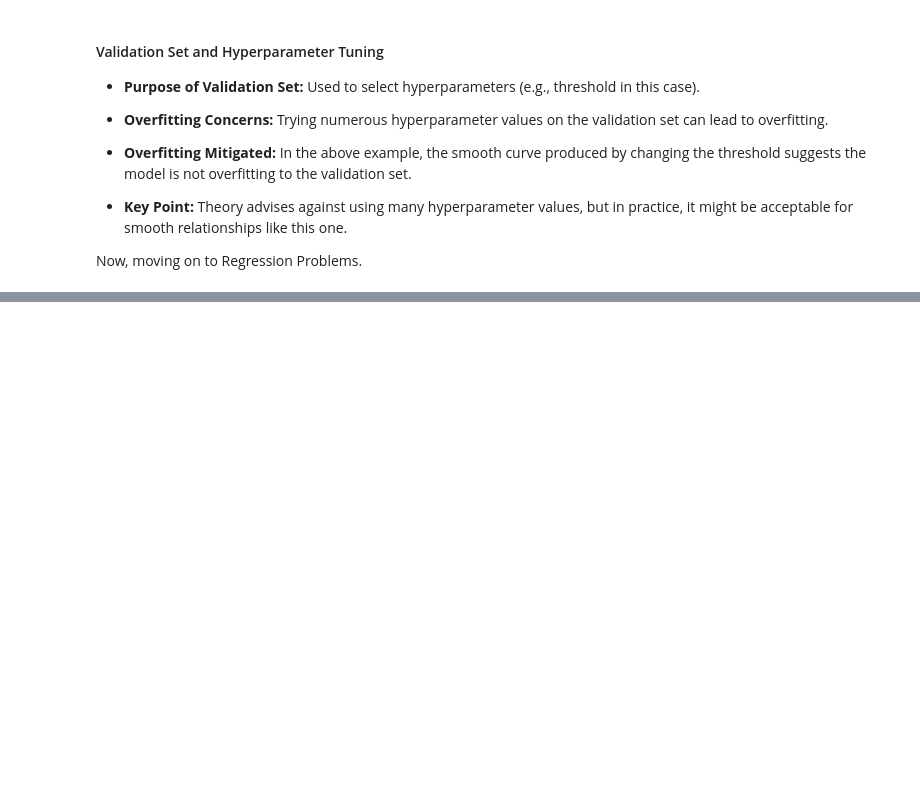
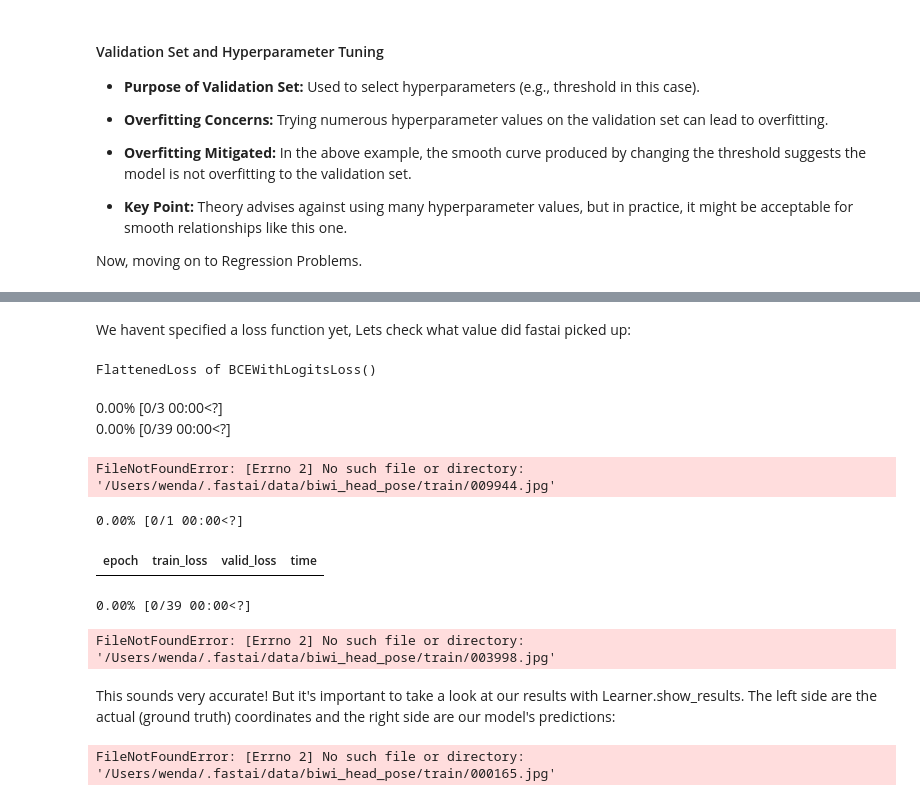
Before and after one commit to xandie985/data-scientist-roadmap2024, a Jupyter notebook: pytorch/ch5.multi_label_categorization.ipynb, the cells around one changed output, grey strips where cells are left out. Saved outputs shown, nothing was run; the diff lists cells and outputs as text; code cells hidden in the pictures; blank space fills up the shorter version.

```diff
--- a/pytorch/ch5.multi_label_categorization.ipynb
+++ b/pytorch/ch5.multi_label_categorization.ipynb
@@ -528,0 +560,15 @@ Now, moving on to Regression Problems.
+# %%
+# To extract the position of the head from the image we can write a function:
+
+cal = np.genfromtxt(path/"01"/"rgb.cal", skip_footer = 6)
+
+def get_ctr(f):
+    """
+    Funtion retuns the coordinates as tensor.
+    """
+    ctr = np.genfromtxt(img2pose(f), skip_header = 3)
+    c1 = ctr[0] * cal[0][0]/ctr[2] +cal[0][2]
+    c2 = ctr[1] * cal[1][1]/ctr[2] +cal[1][2]
+    return tensor([c1,c2])
+
+get_ctr(img_files[0])
@@ -528,0 +583,12 @@ Now, moving on to Regression Problems.
+# %%
+PYTORCH_ENABLE_MPS_FALLBACK=1
+biwi = DataBlock(
+    blocks = (ImageBlock, PointBlock),
+    get_items = get_image_files,
+    get_y = get_ctr,
+    splitter = FuncSplitter(lambda o:o.parent.name == '13'),
+    batch_tfms = aug_transforms(size = (60*80))
+)
+
+dls = biwi.dataloaders(path)
+dls.show_batch(max_n = 9, figsize = (8,6))
@@ -528,0 +626,24 @@ Now, moving on to Regression Problems.
+# %% [markdown]
+We havent specified a loss function yet, Lets check what value did fastai picked up:
+# %%
+dls.loss_func
+# %% [output]
+FlattenedLoss of BCEWithLogitsLoss()
+# %%
+# Lets find a good value for learning rate
+learn.lr_find()
+# %% [output]
+0.00% [0/3 00:00<?]
+0.00% [0/39 00:00<?]
+FileNotFoundError: [Errno 2] No such file or directory: '/Users/wenda/.fastai/data/biwi_head_pose/train/009944.jpg'
+# %%
+# We'll try an LR of 1e-2:
+
+
+lr = 1e-2
+learn.fine_tune(3, lr)
+# %% [output]
+0.00% [0/1 00:00<?]
+| epoch | train_loss | valid_loss | time |
+0.00% [0/39 00:00<?]
+FileNotFoundError: [Errno 2] No such file or directory: '/Users/wenda/.fastai/data/biwi_head_pose/train/003998.jpg'
@@ -528,0 +654,6 @@ Now, moving on to Regression Problems.
+# %% [markdown]
+This sounds very accurate! But it's important to take a look at our results with Learner.show_results. The left side are the actual (ground truth) coordinates and the right side are our model's predictions:
+# %%
+learn.show_results(ds_idx = 1, nrows = 3, figsize = (6,8))
+# %% [output]
+FileNotFoundError: [Errno 2] No such file or directory: '/Users/wenda/.fastai/data/biwi_head_pose/train/000165.jpg'
```
Also changed, not shown: parts of 25 cells of this notebook, 3 other files.
